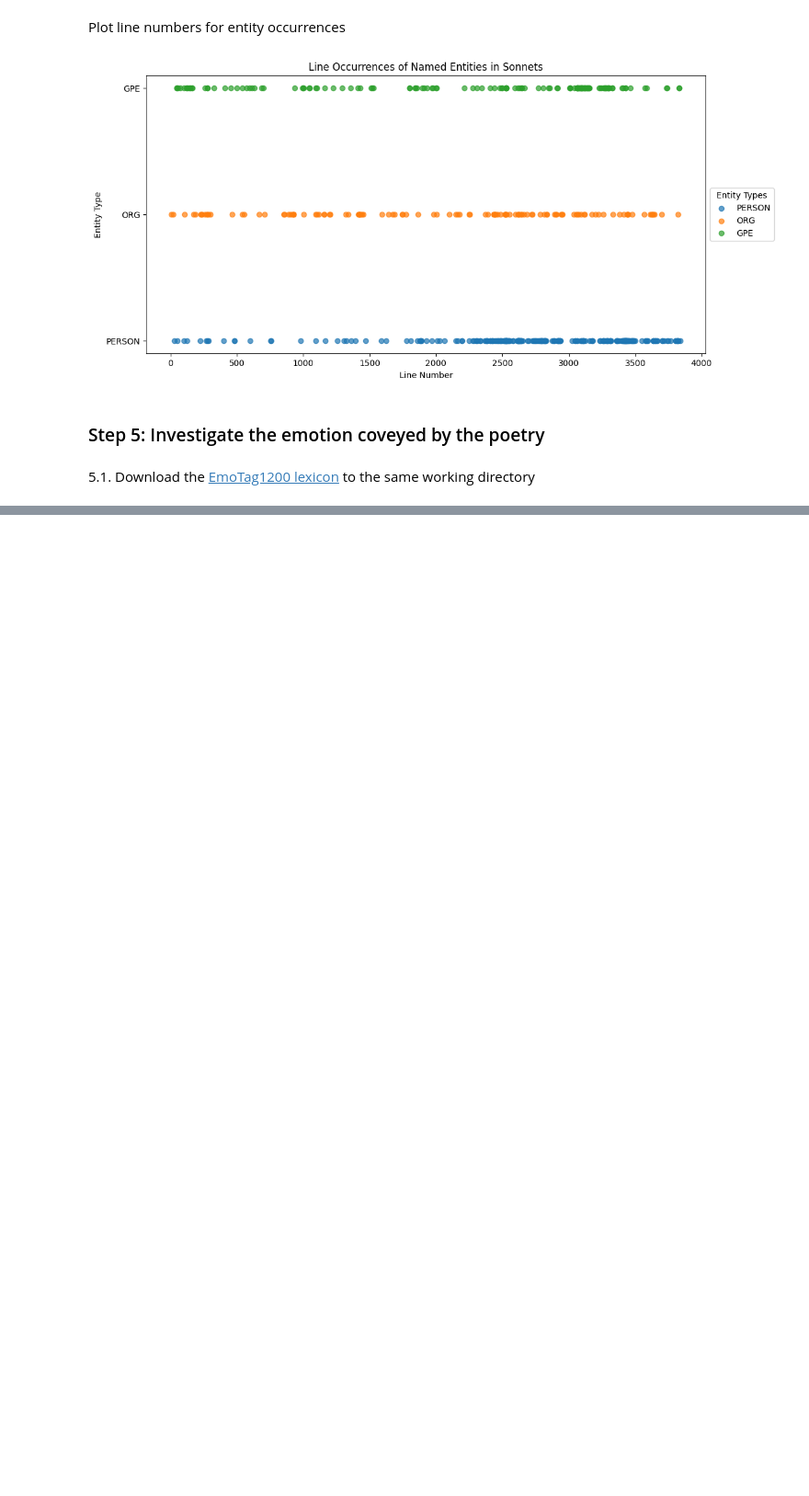
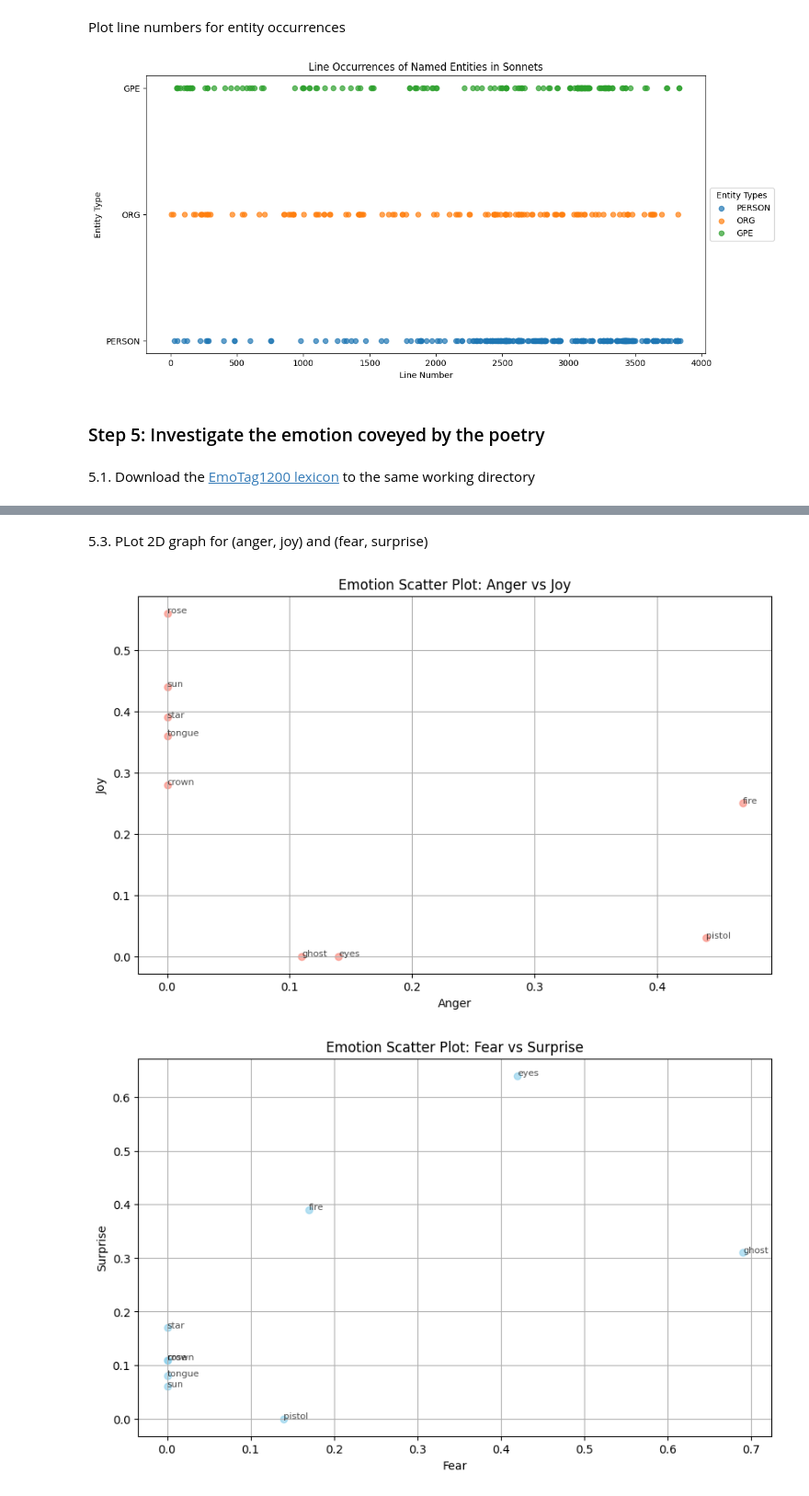
Before and after one commit to manhhungking/PoetryAnalysisNLP, a Jupyter notebook: PoetryAnalysis.ipynb, the cells around one changed output, grey strips where cells are left out. Shown at 92% size. Saved outputs shown, nothing was run; the diff lists cells and outputs as text; code cells hidden in the pictures; blank space fills up the shorter version.

```diff
--- a/PoetryAnalysis.ipynb
+++ b/PoetryAnalysis.ipynb
@@ -484,0 +541,42 @@ plt.show()
+# %% [markdown]
+5.3. PLot 2D graph for (anger, joy) and (fear, surprise)
+# %%
+# Prepare data for the Anger vs Joy and Fear vs Surprise plots
+anger_joy_data = [
+    (word, scores["anger"], scores["joy"]) for word, scores in relevant_words.items()
+]
+fear_surprise_data = [
+    (word, scores["fear"], scores["surprise"])
+    for word, scores in relevant_words.items()
+]
+
+# Convert to separate lists for easy plotting
+anger_words, anger_scores, joy_scores = zip(*anger_joy_data)
+fear_words, fear_scores, surprise_scores = zip(*fear_surprise_data)
+# %%
+import matplotlib.pyplot as plt
+
+# Plot Anger vs Joy
+plt.figure(figsize=(10, 6))
+plt.scatter(anger_scores, joy_scores, color="salmon", alpha=0.6)
+for i, word in enumerate(anger_words):
+    plt.text(anger_scores[i], joy_scores[i], word, fontsize=8, alpha=0.7)
+plt.title("Emotion Scatter Plot: Anger vs Joy")
+plt.xlabel("Anger")
+plt.ylabel("Joy")
+plt.grid(True)
+plt.show()
+
+# Plot Fear vs Surprise
+plt.figure(figsize=(10, 6))
+plt.scatter(fear_scores, surprise_scores, color="skyblue", alpha=0.6)
+for i, word in enumerate(fear_words):
+    plt.text(fear_scores[i], surprise_scores[i], word, fontsize=8, alpha=0.7)
+plt.title("Emotion Scatter Plot: Fear vs Surprise")
+plt.xlabel("Fear")
+plt.ylabel("Surprise")
+plt.grid(True)
+plt.show()
+# %% [output]
+[figure, added]
+[figure, added]
```
Also changed, not shown: parts of 8 cells of this notebook.
